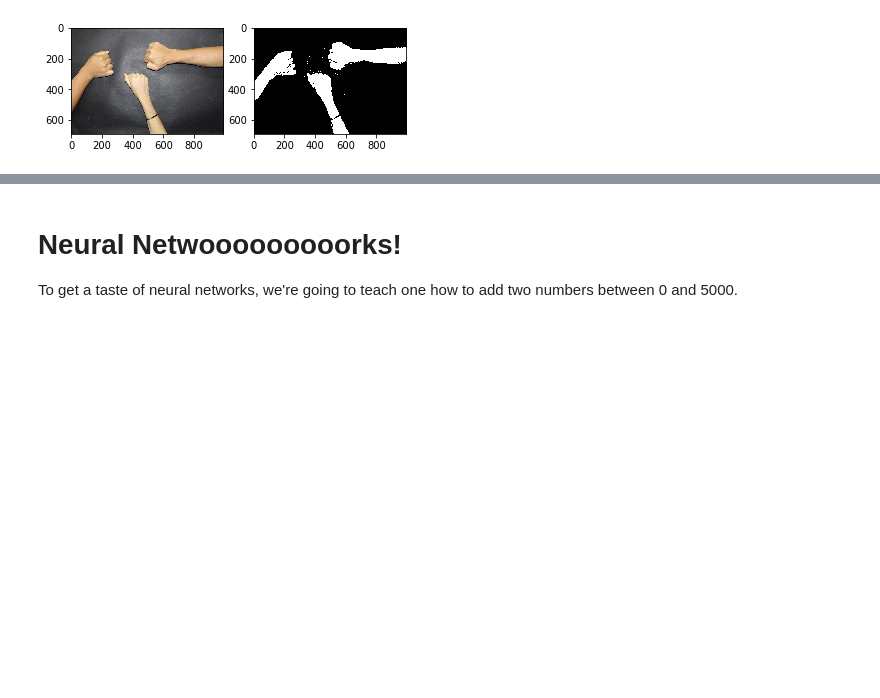
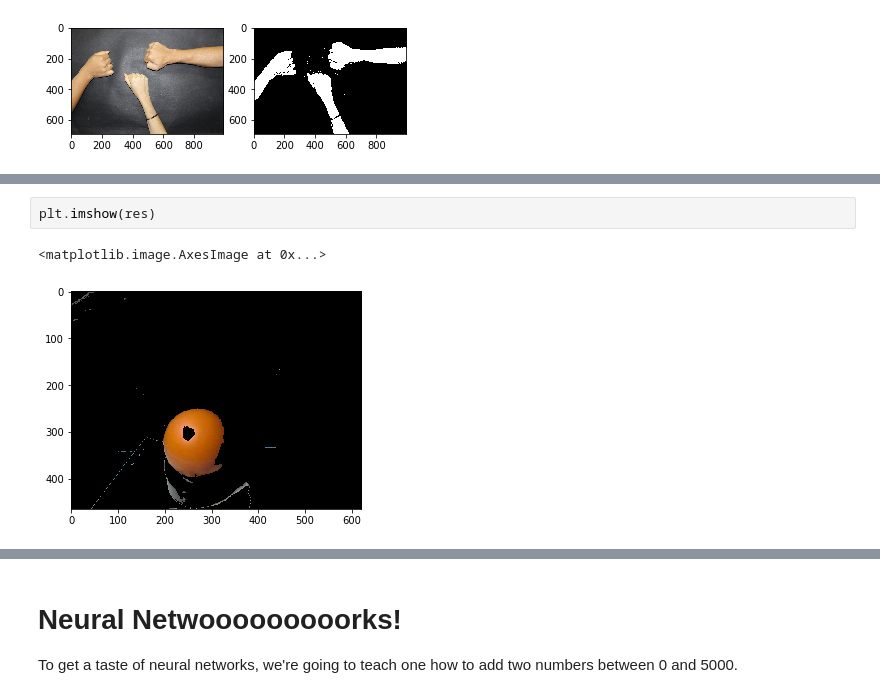
Before and after one commit to hasibzunair/randomfun, a Jupyter notebook: workshop.ipynb, the cells around one changed output, grey strips where cells are left out. Cells and saved outputs as stored; diff of their text form; blank space fills up the shorter version.

```diff
--- a/workshop.ipynb
+++ b/workshop.ipynb
@@ -517,0 +531,5 @@ plt.imshow(img2), plt.show()
+# %%
+plt.imshow(res)
+# %% [output]
+<matplotlib.image.AxesImage at 0x...>
+[figure, added]
```
Also changed, not shown: parts of 26 cells of this notebook.
